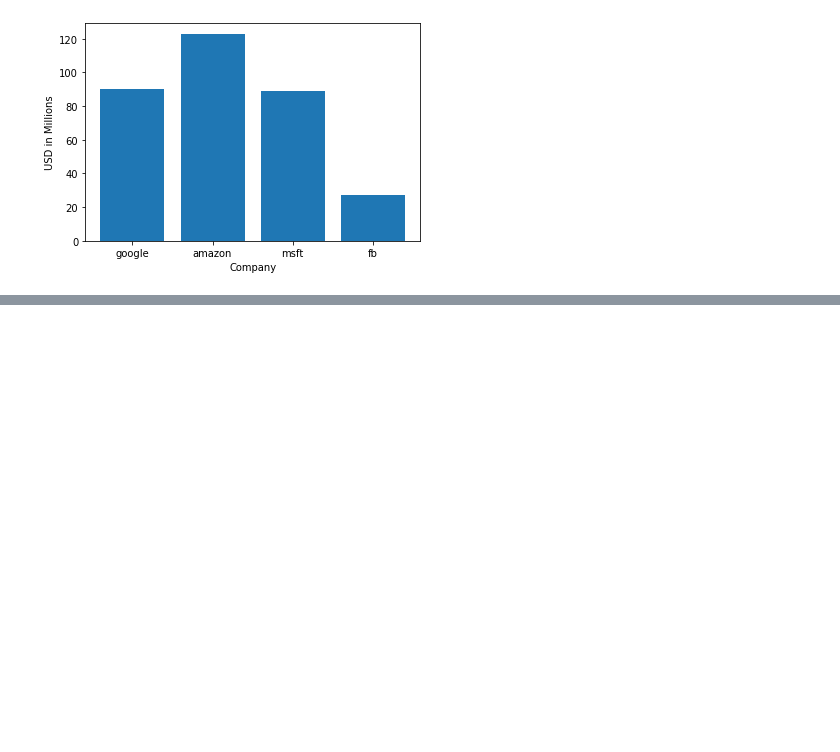
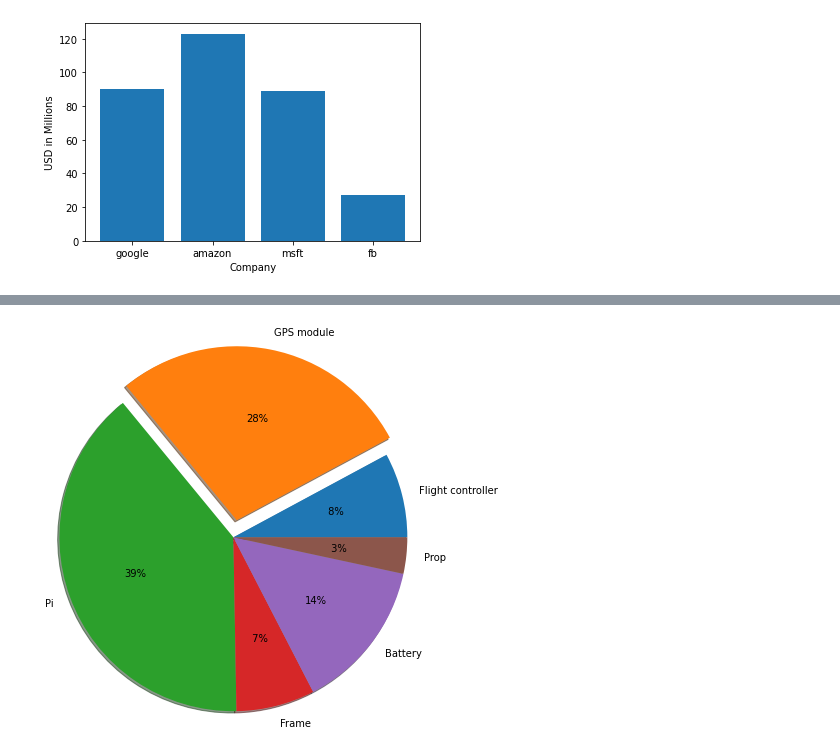
Before and after one commit to kowais915/deep-learning-416, a Jupyter notebook: matplotlib.ipynb, the cells around one changed output, grey strips where cells are left out. Cells and saved outputs as stored; diff of their text form; code cells hidden in the pictures; blank space fills up the shorter version.

```diff
--- a/matplotlib.ipynb
+++ b/matplotlib.ipynb
@@ -74,0 +96,8 @@ plt.legend()
+# %%
+labels_fyp= ['Flight controller', 'GPS module', 'Pi', 'Frame', 'Battery', 'Prop']
+expense= [2800, 10000, 14000, 2600, 5000, 1200]
+# %%
+plt.pie(expense, labels=labels_fyp, radius=2, autopct='%2.0f%%', explode=[0, 0.2,0,0,0,0], shadow=True)
+plt.show()
+# %% [output]
+[figure, added]
```
Also changed, not shown: parts of 4 cells of this notebook.
